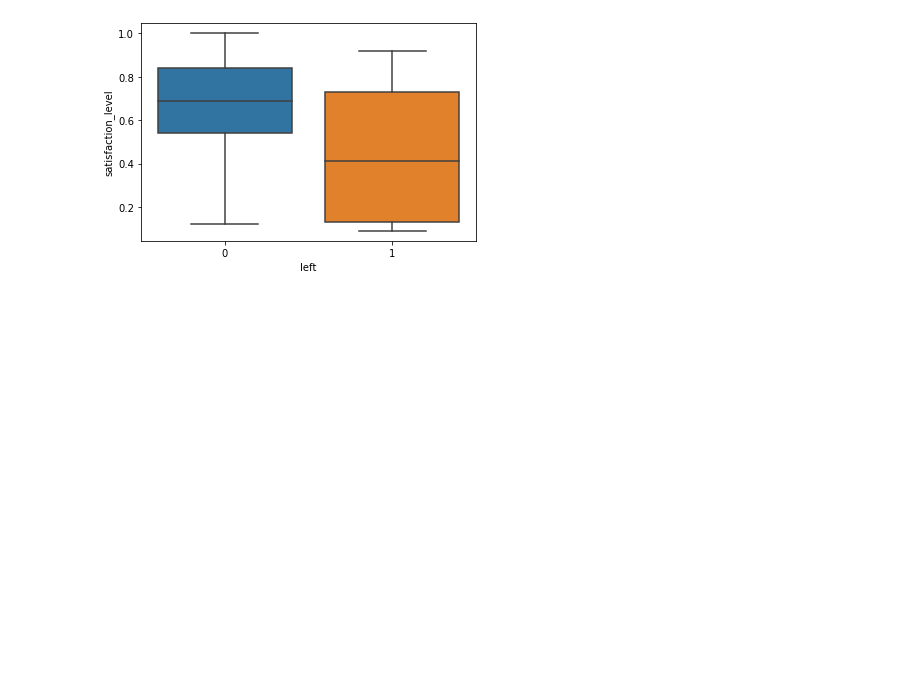
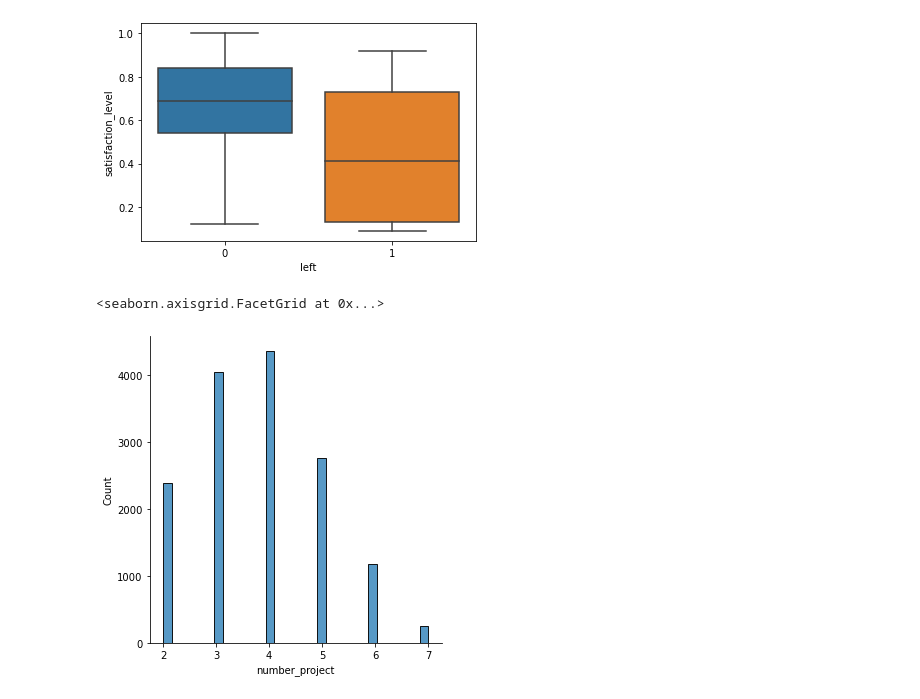
Before and after one commit to StringAna/ML_Projects, a Jupyter notebook: EDA_for_Employee_Retention.ipynb, the cells around one changed output. Saved outputs shown, nothing was run; the diff lists cells and outputs as text; code cells hidden in the pictures; blank space fills up the shorter version.

```diff
--- a/EDA_for_Employee_Retention.ipynb
+++ b/EDA_for_Employee_Retention.ipynb
@@ -135,3 +135,10 @@ sns.boxplot(x='left',y='satisfaction_level',data=df)
 # %% [output]
 <AxesSubplot:xlabel='left', ylabel='satisfaction_level'>
 [figure]
+# %%
+#number_project : plot a univariate distribution of observation
+sns.displot(df['number_project'])
+#take away :-  highest number of employees have 4 number of projects
+# %% [output]
+<seaborn.axisgrid.FacetGrid at 0x...>
+[figure, added]
```
Also changed, not shown: parts of 10 cells of this notebook.
